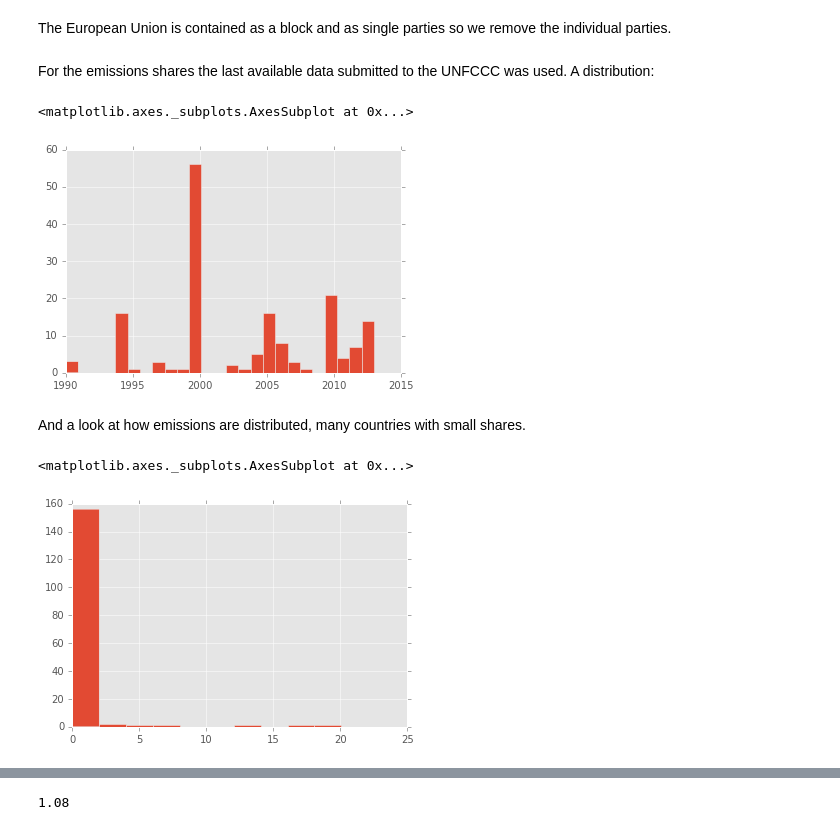
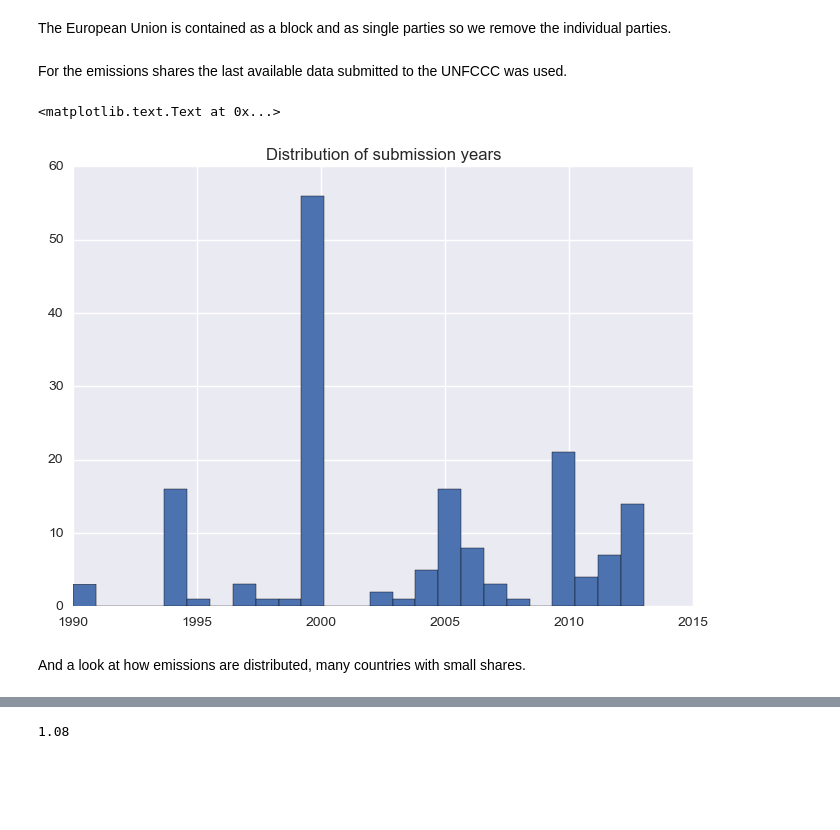
Before and after one commit to openclimatedata/notebooks, a Jupyter notebook: Paris Agreement Entry Into Force.ipynb, the cells around one changed output, grey strips where cells are left out. Drawn from its saved outputs; the diff is of its cells as text; code cells hidden in the pictures; blank space fills up the shorter version.

Commit message:
Update notebook
Use seaborn styles

```diff
--- a/Paris Agreement Entry Into Force.ipynb
+++ b/Paris Agreement Entry Into Force.ipynb
@@ -4,6 +4,6 @@
 %matplotlib inline
 # %%
 import matplotlib.pyplot as plt
-plt.style.use('ggplot')
+import seaborn
 from pandas_datapackage_reader import read_datapackage
 # %% [markdown]
@@ -67,16 +67,12 @@ assert(len(eu28) == 28)
 # %%
 parties = eif.drop(eu28)
 # %% [markdown]
-For the emissions shares the last available data submitted to the UNFCCC was used. A distribution:
+For the emissions shares the last available data submitted to the UNFCCC was used.
 # %%
-parties.Year.hist(bins=25)
+parties.Year.hist(bins=25 )
+plt.title("Distribution of submission years")
 # %% [output]
-<matplotlib.axes._subplots.AxesSubplot at 0x...>
+<matplotlib.text.Text at 0x...>
-[figure, old version]
+[figure, new version]
 # %% [markdown]
 And a look at how emissions are distributed, many countries with small shares.
-# %%
-parties.Percentage.hist(bins=10)
-# %% [output]
-<matplotlib.axes._subplots.AxesSubplot at 0x...>
-[figure, removed]
```
Also changed, not shown: parts of 2 cells of this notebook.
